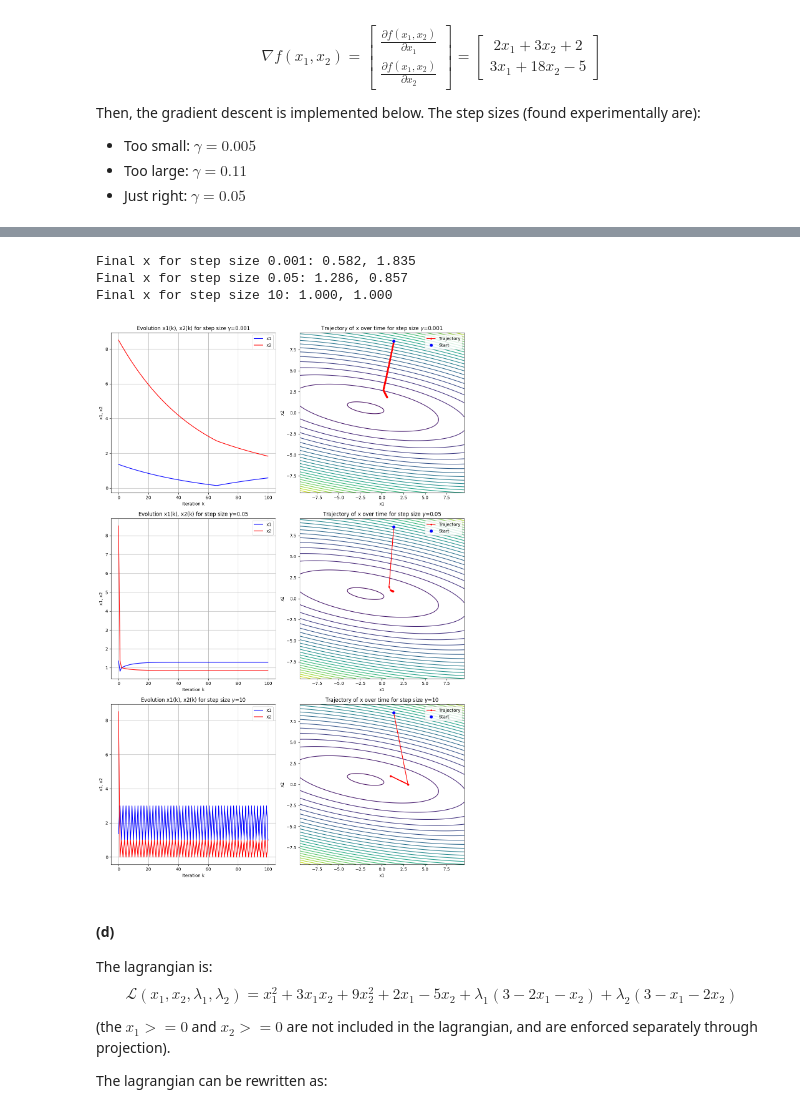
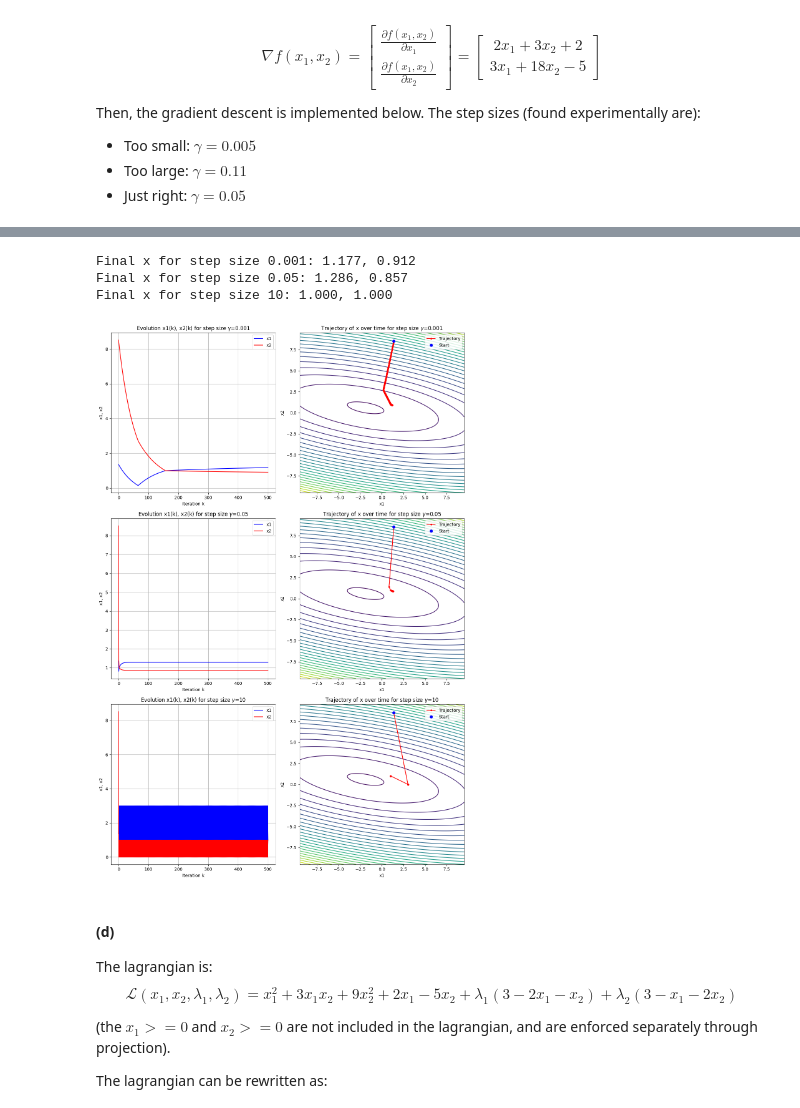
Before and after one commit to Adampi210/Purdue-ECE-64700-Spring-2025-Programs, a Jupyter notebook: projects/project01/project_01_sol.ipynb, the cells around one changed output, grey strips where cells are left out. Cells and saved outputs as stored; diff of their text form; code cells hidden in the pictures.

```diff
--- a/projects/project01/project_01_sol.ipynb
+++ b/projects/project01/project_01_sol.ipynb
@@ -112,7 +112,7 @@ def gradient_descent(x0, gamma, n_iter):
 
 # Parameters for GD
 x0 = np.random.uniform(-10, 10, (2)) # Start at random
-n_iter = 100                         # Number of iterations
+n_iter = 500                         # Number of iterations
 gammas = [0.005, 0.05, 0.11]         # Step sizes
 labels = [r"$\gamma$=0.005", r"$\gamma$=0.05", r"$\gamma$=0.11"] # Labels for the plot
 
@@ -122,6 +122,8 @@ fig, axes = plt.subplots(3, 2, figsize=(12, 18))
 for i, gamma in enumerate(gammas):
     x_history = gradient_descent(x0, gamma, n_iter)
     print(f"Final x for step size {gammas[i]}: {x_history[-1][0]:.3f}, {x_history[-1][1]:.3f}")
+    if i == 1:
+        x_b_star = x_history[-1]
     # Evolution of x1 and x2 over k
     k = np.arange(n_iter + 1)
     axes[i, 0].plot(k, x_history[:, 0], "b-", label="x1")
@@ -232,7 +234,7 @@ def projected_gradient_descent(x0, gamma, n_iter):
 
 # Parameters for projected-GD
 x0 = project(np.random.uniform(-10, 10, (2)))  # Start at random
-n_iter = 100                         # Number of iterations
+n_iter = 500                         # Number of iterations
 gammas = [0.001, 0.05, 10]         # Step sizes
 labels = [r"$\gamma$=0.001", r"$\gamma$=0.05", r"$\gamma$=10"]  # Labels for the plot
 
@@ -242,38 +244,40 @@ fig, axes = plt.subplots(3, 2, figsize=(12, 18))
 for i, gamma in enumerate(gammas):
     x_history = projected_gradient_descent(x0, gamma, n_iter)
     print(f"Final x for step size {gammas[i]}: {x_history[-1][0]:.3f}, {x_history[-1][1]:.3f}")
+    if i == 1:
+        x_c_star = x_history[-1]
     # Evolution of x1 and x2 over k
     k = np.arange(n_iter + 1)
     axes[i, 0].plot(k, x_history[:, 0], "b-", label="x1")
     axes[i, 0].plot(k, x_history[:, 1], "r-", label="x2")
     axes[i, 0].set_xlabel("Iteration k")
     axes[i, 0].set_ylabel("x1, x2")
     axes[i, 0].legend()
     axes[i, 0].grid(True)
     axes[i, 0].set_title(f"Evolution x1(k), x2(k) for step size {labels[i]}")
 
     # Contour with trajectory
     max_lim = np.max(np.abs(x_history)) + 1
     x1 = np.linspace(-max_lim, max_lim, 1000)
     x2 = np.linspace(-max_lim, max_lim, 1000)
     X1, X2 = np.meshgrid(x1, x2)
     Z = f(X1, X2)
     axes[i, 1].contour(X1, X2, Z, levels=25, cmap="viridis")
     axes[i, 1].plot(x_history[:, 0], x_history[:, 1], "ro-", markersize=3, label="Trajectory")
     axes[i, 1].plot(x0[0], x0[1], "bo", label="Start")
     axes[i, 1].set_xlabel("x1")
     axes[i, 1].set_ylabel("x2")
     axes[i, 1].legend()
     axes[i, 1].set_title(f"Trajectory of x over time for step size {labels[i]}")
 
 # Adjust layout and display
 plt.tight_layout()
 plt.show()
 # %% [output]
-Final x for step size 0.001: 0.582, 1.835
+Final x for step size 0.001: 1.177, 0.912
 Final x for step size 0.05: 1.286, 0.857
 Final x for step size 10: 1.000, 1.000
-[figure, old version]
+[figure, new version]
 # %% [markdown]
 #### (d)
 
```
Also changed, not shown: parts of 6 cells of this notebook.
